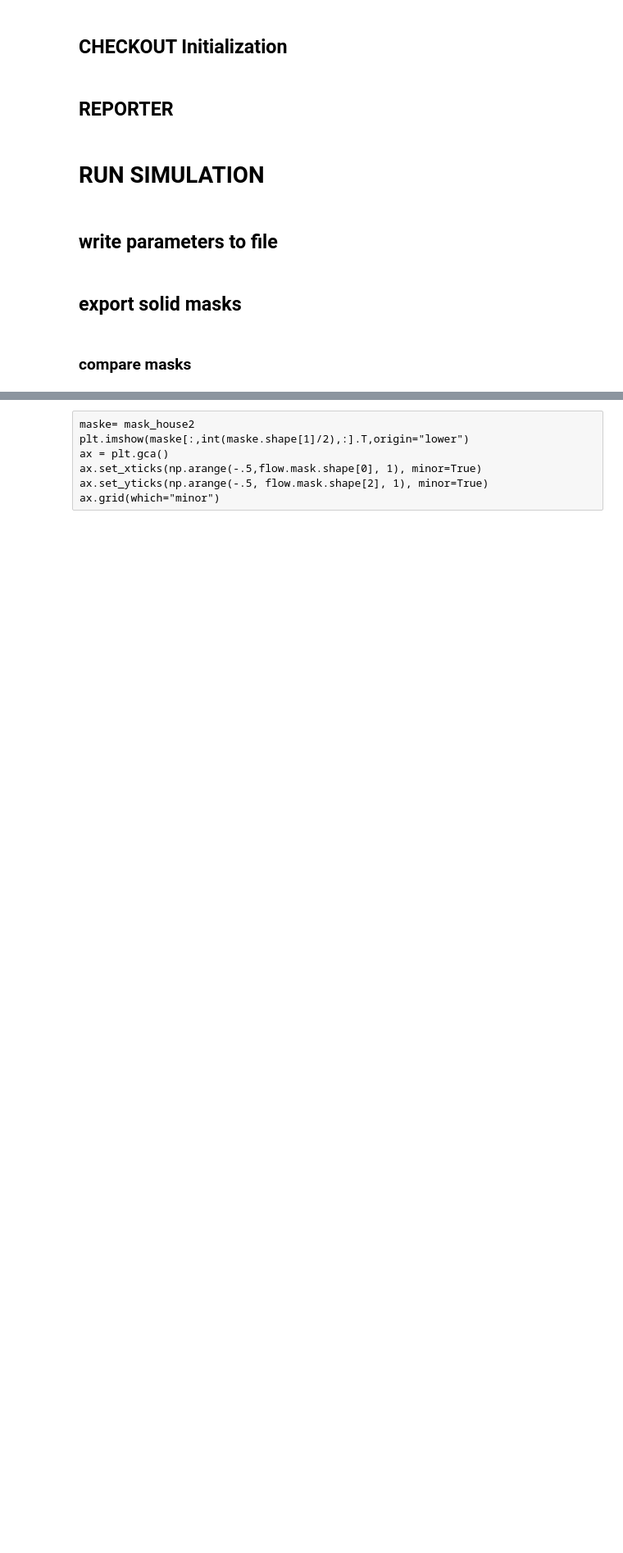
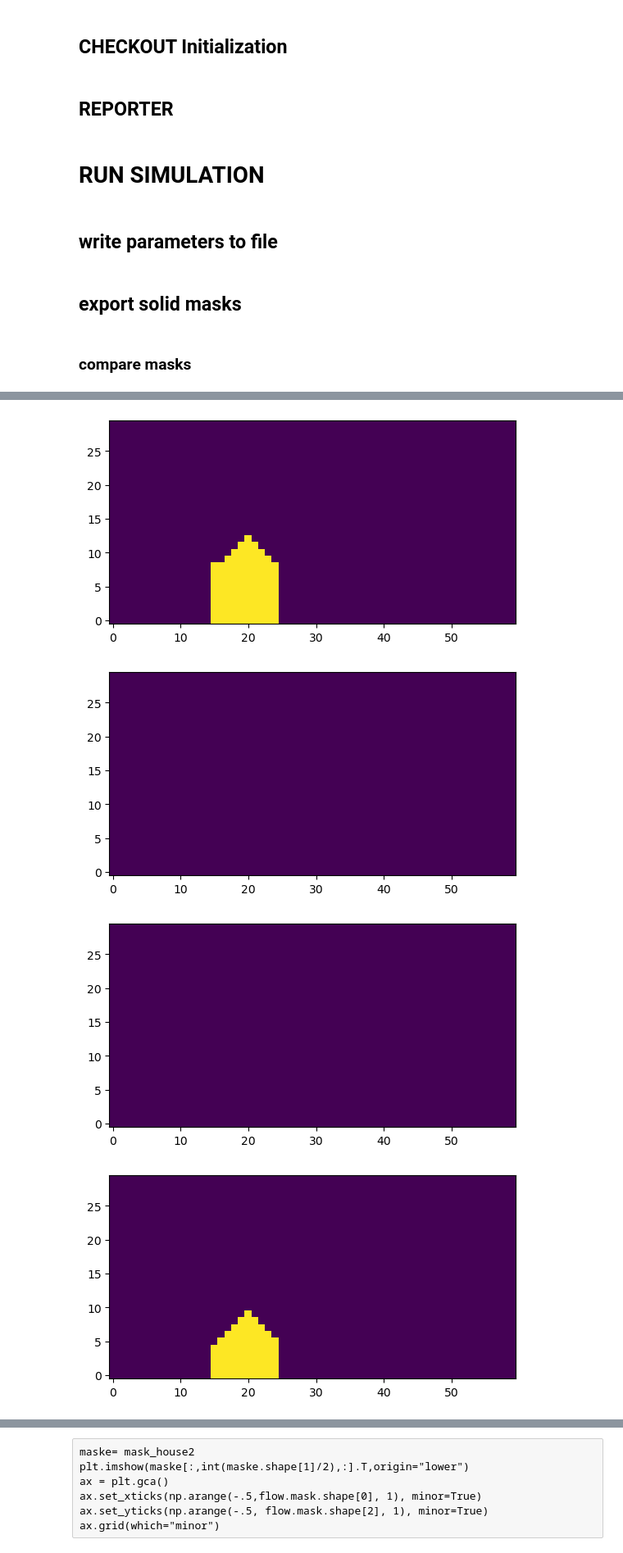
Before and after one commit to MaxBille/lettuce, a Jupyter notebook: work_dir/test_MK_code/test_MK_Thesis_simulation_code_v01.ipynb, the cells around one changed output, grey strips where cells are left out. Shown at 82% size. Saved outputs shown, nothing was run; the diff lists cells and outputs as text; code cells hidden in the pictures; blank space fills up the shorter version.

```diff
--- a/work_dir/test_MK_code/test_MK_Thesis_simulation_code_v01.ipynb
+++ b/work_dir/test_MK_code/test_MK_Thesis_simulation_code_v01.ipynb
@@ -1359,18 +1372,25 @@ if False:
 # %%
-if False:
+if True:
     plt.figure()
-    plt.imshow(mask_house_arbeit[:,40,:].T, origin="lower")
+    plt.imshow(mask_house_arbeit[:,20,:].T, origin="lower")
+    #plt.imshow(flow.solid_mask[:,20,:].T, origin="lower")
+
     # ax=plt.gca()
     # ax.grid(which="major", color="k", axis='both', linestyle='-', linewidth=2)
     plt.figure()
-    plt.imshow(mask_house1[:,40,:].T,origin="lower")
+    plt.imshow(mask_house1[:,20,:].T,origin="lower")
     plt.figure()
-    plt.imshow(mask_house2[:,40,:].T,origin="lower")
+    plt.imshow(mask_house2[:,20,:].T,origin="lower")
     plt.figure()
-    plt.imshow(mask_house3a[:,40,:].T,origin="lower")
+    plt.imshow(mask_house3a[:,20,:].T,origin="lower")
     plt.figure()
-    plt.imshow(mask_house3a_newMPI[:,40,:].T,origin="lower")
+    plt.imshow(mask_house3a_newMPI[:,20,:].T,origin="lower")
     plt.figure()
-    plt.imshow(mask_house3b[:,40,:].T,origin="lower")
+    plt.imshow(mask_house3b[:,20,:].T,origin="lower")
     plt.figure()
-    plt.imshow(mask_house3c[:,40,:].T,origin="lower")
+    plt.imshow(mask_house3c[:,20,:].T,origin="lower")
+# %% [output]
+[figure, added]
+[figure, added]
+[figure, added]
+[figure, added]
```
Also changed, not shown: parts of 6 cells of this notebook, 1 other file.
